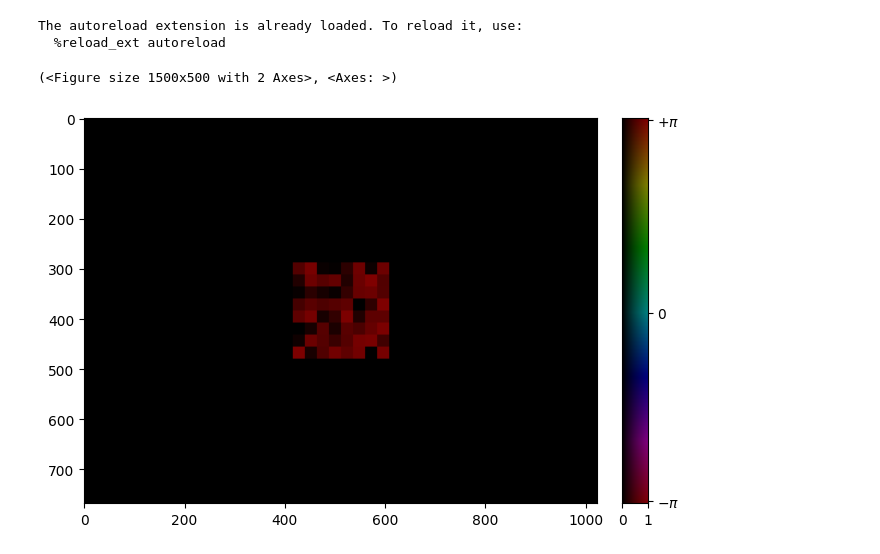
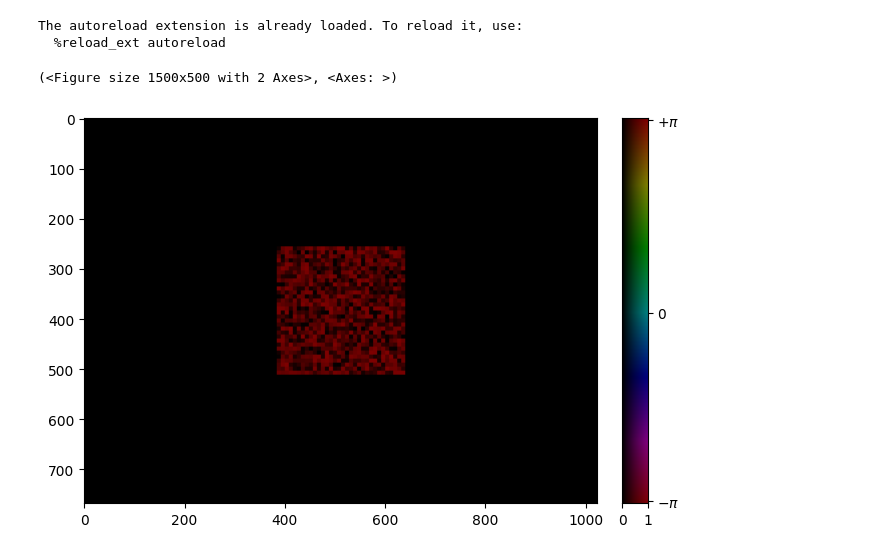
Before and after one commit to jysru/DLP-Shaping, a Jupyter notebook: test_piston.ipynb, the cells around one changed output. Drawn from its saved outputs; the diff is of its cells as text; code cells hidden in the pictures.

```diff
--- a/test_piston.ipynb
+++ b/test_piston.ipynb
@@ -11,10 +21,12 @@ from waveoptics.plots.plots import complex_imshow
 The autoreload extension is already loaded. To reload it, use:
   %reload_ext autoreload
 # %%
-dmd = DMDPiston(8)
-dmd.generate_fields(8, rand_amp=True, rand_phi=False)
+n = 32
+dmd = DMDPiston(n_act_1d=n, roi_size=256)
+dmd.generate_fields(n, rand_amp=True, rand_phi=False)
+target_field = dmd.field_matrix
 
-complex_imshow(dmd.field_matrix)
+complex_imshow(target_field)
 # %% [output]
 (<Figure size 1500x500 with 2 Axes>, <Axes: >)
-[figure, old version]
+[figure, new version]
```
Also changed, not shown: parts of 6 cells of this notebook, 9 other files.
